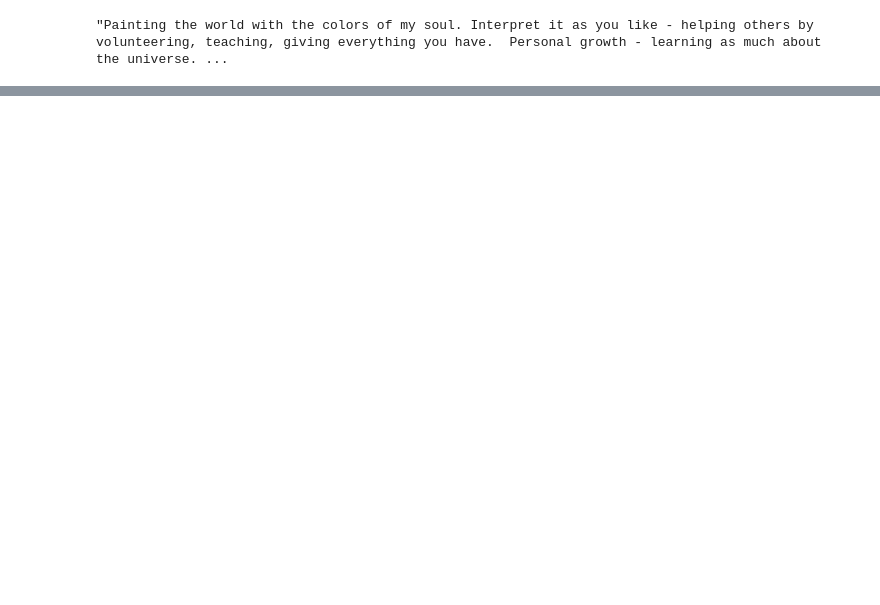
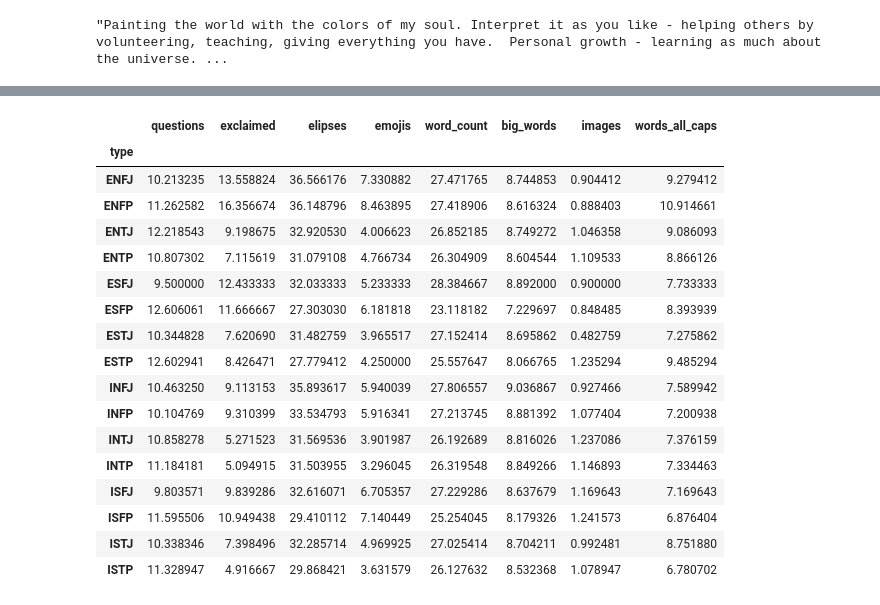
Before and after one commit to Wahe3bru/PersonalityProfiles, a Jupyter notebook: EDA.ipynb, the cells around one changed output, grey strips where cells are left out. Saved outputs shown, nothing was run; the diff lists cells and outputs as text; code cells hidden in the pictures; blank space fills up the shorter version.

```diff
--- a/EDA.ipynb
+++ b/EDA.ipynb
@@ -45,0 +170,2 @@ NameError: name 'data' is not defined
+# %%
+test_data = data.loc[:6000]
@@ -45,0 +212,21 @@ NameError: name 'data' is not defined
+# %%
+test_data.groupby('type').mean()
+# %% [output]
+|  | questions | exclaimed | elipses | emojis | word_count | big_words | images | words_all_caps |
+| type |  |  |  |  |  |  |  |  |
+| ENFJ | 10.213235 | 13.558824 | 36.566176 | 7.330882 | 27.471765 | 8.744853 | 0.904412 | 9.279412 |
+| ENFP | 11.262582 | 16.356674 | 36.148796 | 8.463895 | 27.418906 | 8.616324 | 0.888403 | 10.914661 |
+| ENTJ | 12.218543 | 9.198675 | 32.920530 | 4.006623 | 26.852185 | 8.749272 | 1.046358 | 9.086093 |
+| ENTP | 10.807302 | 7.115619 | 31.079108 | 4.766734 | 26.304909 | 8.604544 | 1.109533 | 8.866126 |
+| ESFJ | 9.500000 | 12.433333 | 32.033333 | 5.233333 | 28.384667 | 8.892000 | 0.900000 | 7.733333 |
+| ESFP | 12.606061 | 11.666667 | 27.303030 | 6.181818 | 23.118182 | 7.229697 | 0.848485 | 8.393939 |
+| ESTJ | 10.344828 | 7.620690 | 31.482759 | 3.965517 | 27.152414 | 8.695862 | 0.482759 | 7.275862 |
+| ESTP | 12.602941 | 8.426471 | 27.779412 | 4.250000 | 25.557647 | 8.066765 | 1.235294 | 9.485294 |
+| INFJ | 10.463250 | 9.113153 | 35.893617 | 5.940039 | 27.806557 | 9.036867 | 0.927466 | 7.589942 |
+| INFP | 10.104769 | 9.310399 | 33.534793 | 5.916341 | 27.213745 | 8.881392 | 1.077404 | 7.200938 |
+| INTJ | 10.858278 | 5.271523 | 31.569536 | 3.901987 | 26.192689 | 8.816026 | 1.237086 | 7.376159 |
+| INTP | 11.184181 | 5.094915 | 31.503955 | 3.296045 | 26.319548 | 8.849266 | 1.146893 | 7.334463 |
+| ISFJ | 9.803571 | 9.839286 | 32.616071 | 6.705357 | 27.229286 | 8.637679 | 1.169643 | 7.169643 |
+| ISFP | 11.595506 | 10.949438 | 29.410112 | 7.140449 | 25.254045 | 8.179326 | 1.241573 | 6.876404 |
+| ISTJ | 10.338346 | 7.398496 | 32.285714 | 4.969925 | 27.025414 | 8.704211 | 0.992481 | 8.751880 |
+| ISTP | 11.328947 | 4.916667 | 29.868421 | 3.631579 | 26.127632 | 8.532368 | 1.078947 | 6.780702 |
```
Also changed, not shown: parts of 39 cells of this notebook.
